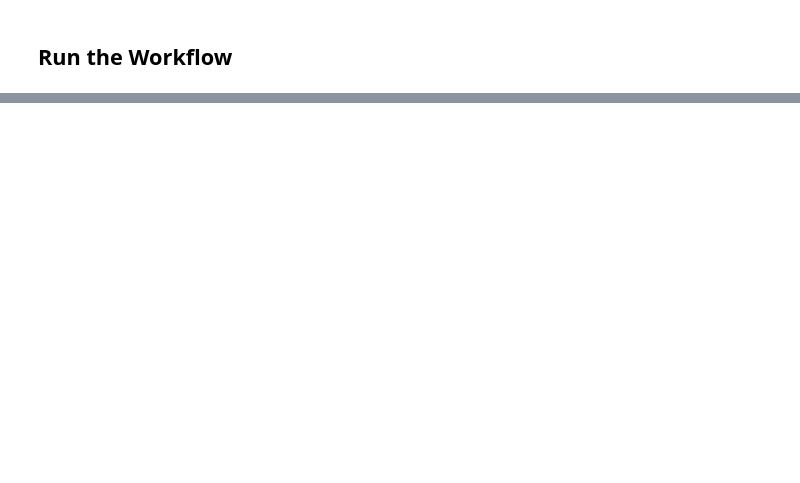
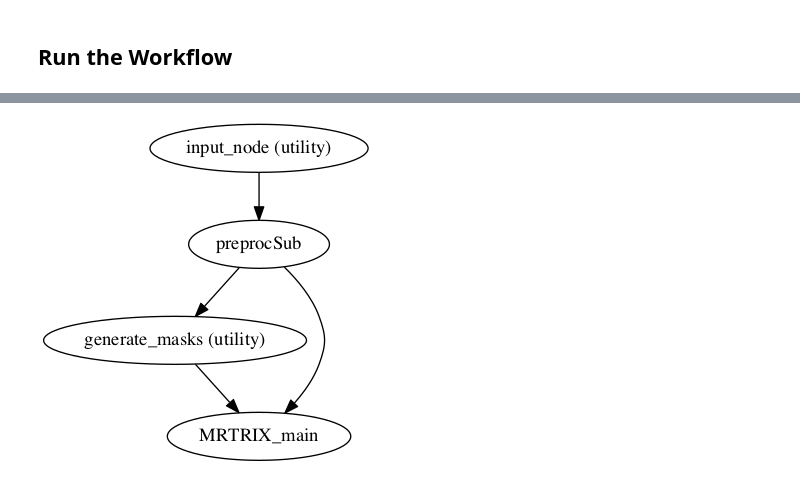
Before and after one commit to BrainModes/TVB-Pypeline, a Jupyter notebook: notebooks/TVB_pipeline.ipynb, the cells around one changed output, grey strips where cells are left out. Cells and saved outputs as stored; diff of their text form; code cells hidden in the pictures; blank space fills up the shorter version.

Commit message:
Continuing the main workflow
Iteratively upgrading the output lists of some workflows…

```diff
--- a/notebooks/TVB_pipeline.ipynb
+++ b/notebooks/TVB_pipeline.ipynb
@@ -62,3 +78,23 @@ maskGenNode = Node(Function(input_names = ['subPath',
 # %% [markdown]
 
 ## Build the Workflow
+# %%
+wf = Workflow(name = 'TVB_pipeline')
+
+wf.connect([
+        (inputNode, preprocessing.wf, [('subject_folder', 'input_node.subject_folder'),
+                                      ('subject_id', 'input_node.subject_id')]),
+        (preprocessing.wf, maskGenNode, [('output_node.subPath', 'subPath'),
+                                        ('output_node.mask_folder', 'mask_output_folder'),
+                                        ('output_node.wmoutline2diff_1mm', 'wmoutline2diff_1mm'),
+                                        ('output_node.wmparc2diff_1mm', 'wmparc2diff_1mm')]),
+        (maskGenNode, mrtrix.mrtrix_main.wf, [('seed_target_masks', 'input_node.seed_target_masks'),
+                                             ('seed_count', 'input_node.seed_count')]),
+        (preprocessing.wf, mrtrix.mrtrix_main.wf, [('output_node.bval_file', 'input_node.bval_file'),
+                                                  ('output_node.bvec_file', 'input_node.bvec_file'),
+                                                  ('output_node.dwi_file', 'input_node.dwi_file'),
+                                                  ('output_node.trackingFolder', 'input_node.tracking_dir'),
+                                                  ('output_node.tracks_folder', 'input_node.tracks_dir'),
+                                                  ('output_node.highresWmMask', 'input_node.wmmask_1mm'),
+                                                  ('output_node.lowresWmMask', 'input_node.wmmask')])
+    ])
@@ -65,2 +121,7 @@ maskGenNode = Node(Function(input_names = ['subPath',
 # %% [markdown]
 ## Run the Workflow
+# %%
+wf.write_graph("workflow_graph.dot", graph2use = 'orig')
+from IPython.display import Image
+Image(filename="workflow_graph.dot.png")
+# %% [output]
@@ -66,0 +132 @@ maskGenNode = Node(Function(input_names = ['subPath',
+[figure, added]
```
Also changed, not shown: parts of 10 cells of this notebook, 28 other files.
